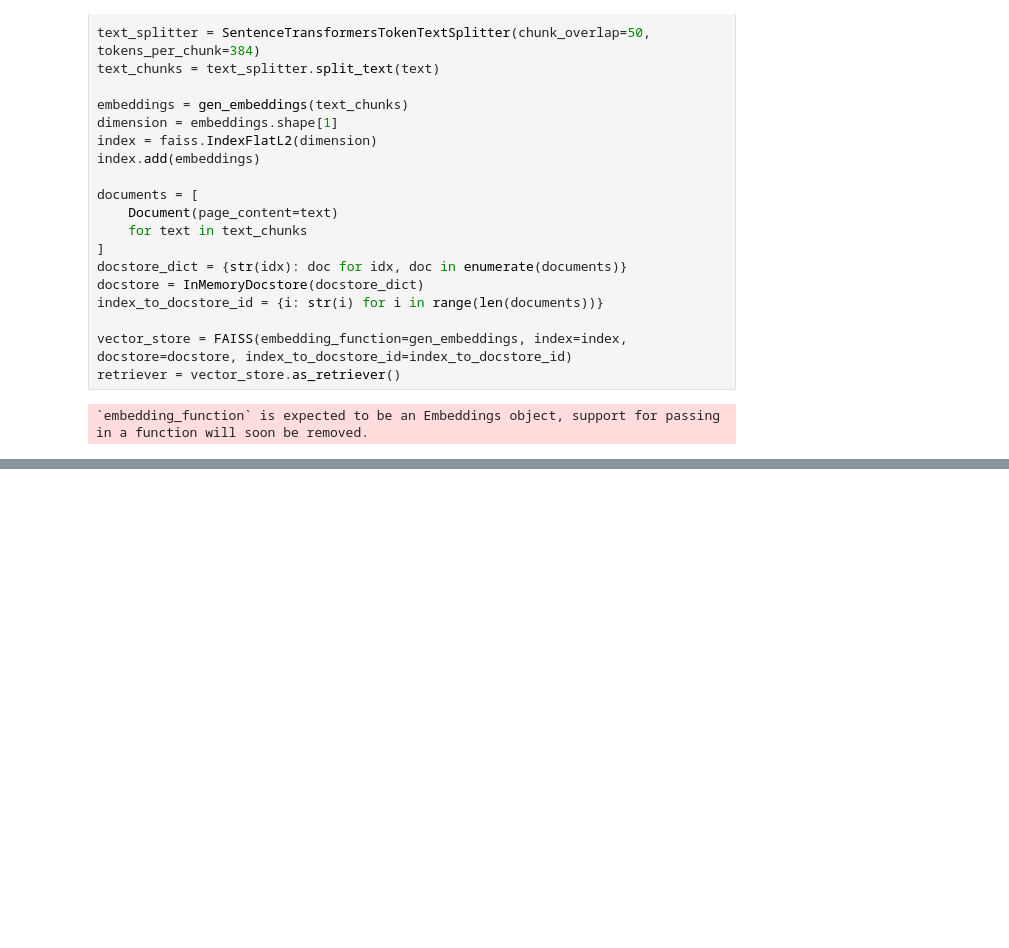
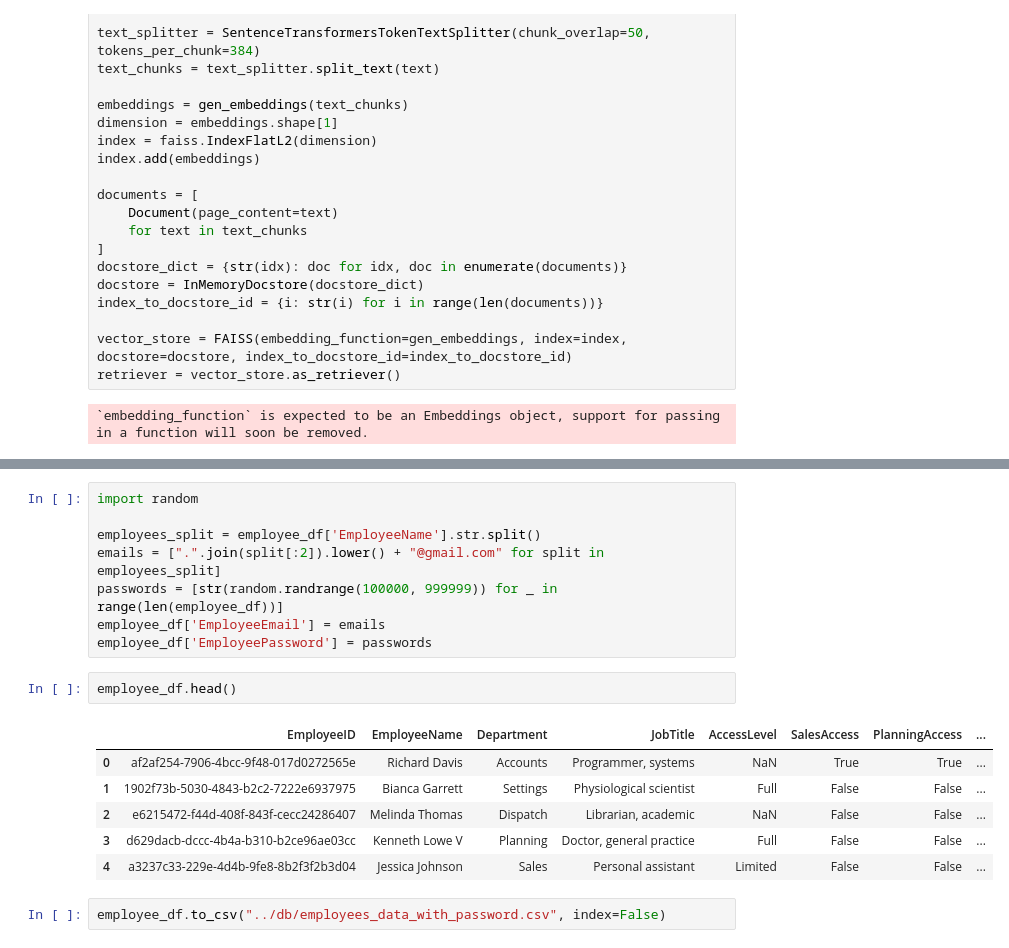
Before and after one commit to GerraAyu/AI_61_Byte-Benders_02, a Jupyter notebook: src/data.ipynb, the cells around one changed output, grey strips where cells are left out. Cells and saved outputs as stored; diff of their text form; blank space fills up the shorter version.

```diff
--- a/src/data.ipynb
+++ b/src/data.ipynb
@@ -387,0 +400,19 @@ retriever = vector_store.as_retriever()
+# %%
+import random
+
+employees_split = employee_df['EmployeeName'].str.split()
+emails = [".".join(split[:2]).lower() + "@gmail.com" for split in employees_split]
+passwords = [str(random.randrange(100000, 999999)) for _ in range(len(employee_df))]
+employee_df['EmployeeEmail'] = emails
+employee_df['EmployeePassword'] = passwords
+# %%
+employee_df.head()
+# %% [output]
+|  | EmployeeID | EmployeeName | Department | JobTitle | AccessLevel | SalesAccess | PlanningAccess | ... |
+| 0 | af2af254-7906-4bcc-9f48-017d0272565e | Richard Davis | Accounts | Programmer, systems | NaN | True | True | ... |
+| 1 | 1902f73b-5030-4843-b2c2-7222e6937975 | Bianca Garrett | Settings | Physiological scientist | Full | False | False | ... |
+| 2 | e6215472-f44d-408f-843f-cecc24286407 | Melinda Thomas | Dispatch | Librarian, academic | NaN | False | False | ... |
+| 3 | d629dacb-dccc-4b4a-b310-b2ce96ae03cc | Kenneth Lowe V | Planning | Doctor, general practice | Full | False | False | ... |
+| 4 | a3237c33-229e-4d4b-9fe8-8b2f3f2b3d04 | Jessica Johnson | Sales | Personal assistant | Limited | False | False | ... |
+# %%
+employee_df.to_csv("../db/employees_data_with_password.csv", index=False)
```
Also changed, not shown: parts of 3 cells of this notebook, 9 other files.
